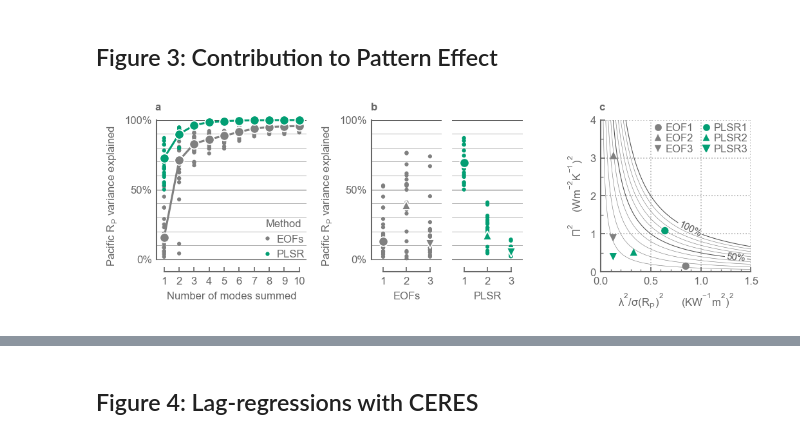
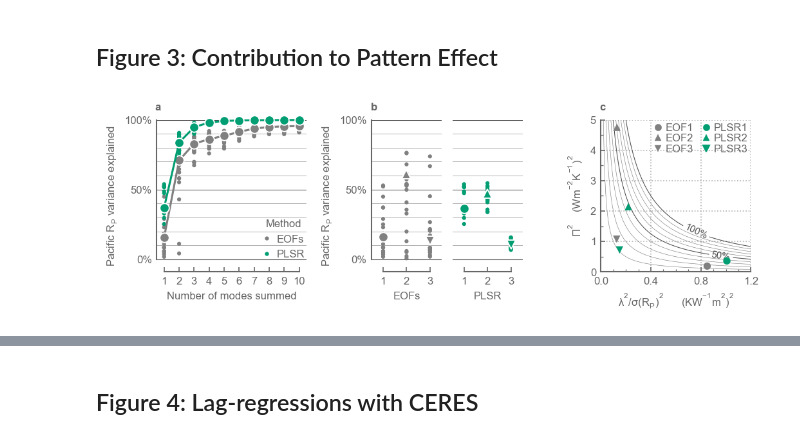
Before and after one commit to rguilcas/2025_GRL_Pattern-effect-internal-variability, a Jupyter notebook: Processing.ipynb, the cells around one changed output, grey strips where cells are left out. Drawn from its saved outputs; the diff is of its cells as text; code cells hidden in the pictures.

Commit message:
fixing PLSR and removing GF weights on PLSR

```diff
--- a/Processing.ipynb
+++ b/Processing.ipynb
@@ -185,7 +373,7 @@ for product in SSTA_pac.product.values:
     all_product = []
     for gf_choice in tqdm(GF.GF_source):
         GF_mean = GF.sel(GF_source=gf_choice, drop=True)
-        X = pattern*GF_mean
+        X = pattern#*GF_mean
         Y = Rp_pac.sel(GF_source=gf_choice, product=product)
         X = X.sel(time=Y.time)
 
@@ -201,7 +389,8 @@ for product in SSTA_pac.product.values:
 
         components =  xr.DataArray(pls2.x_loadings_[:]/weights_X.isel(time=range(n_components), drop=True).T, dims=['space','mode'], coords=dict(space=X.space)).unstack().sortby(['lon','lat']).transpose('mode','lat','lon')
         timeseries =  xr.DataArray(pls2.x_scores_, dims=['time','mode'], coords=dict(time=X.time))
-        components_sst = (components/GF_mean)
+        components_sst = components#/GF_mean
+        components = components_sst*GF_mean
         ds_out_one = xr.Dataset(dict(components_sst=components_sst,
                                      components=components,
                                      timeseries=timeseries)).assign_coords(product=product, GF_source=gf_choice)
@@ -460,9 +641,9 @@ df['x_value'] = df.lambdas**2/df.dRp_var
 df['y_value'] = df.abs_pi**2
 
 df_mean = df.groupby(['feature','method']).mean(numeric_only=True)
-df_mean['var_explained'] = 100*(df_mean.abs_pi**2*df_mean.lambdas**2/df_mean.dRp_var)
-df_mean['x_value'] = df_mean.lambdas**2/df_mean.dRp_var
-df_mean['y_value'] = df_mean.abs_pi**2
+df_mean['var_explained'] = 100*(df_mean.pi_squared*df_mean.lambdas_squared/df_mean.dRp_var)
+df_mean['x_value'] = df_mean.lambdas_squared/df_mean.dRp_var
+df_mean['y_value'] = df_mean.pi_squared
 
 
 #### First panel
@@ -513,7 +694,7 @@ sns.stripplot(df.query("feature<4 & method=='EOFs'"), x='feature',y='var_explain
 sns.pointplot(df_mean.query("feature<4 & method=='EOFs'"), x='feature',y='var_explained', dodge=False, hue='feature',markers=['o','^','v'], palette=['0.5','0.5','0.5'],markeredgecolor='1', zorder=100, markeredgewidth=.9, markersize=7,linewidth=0, legend=False, ax=axs['B'],)
 
 sns.stripplot(df.query("feature<4 & method=='PLSR'"), x='feature',y='var_explained' , jitter=False, s=3, dodge=False, hue='method', palette=['C2'], legend=False, ax=axs['C'])
-sns.pointplot(df_mean.query("feature<4 & method=='PLSR'"), x='feature',y='var_explained', dodge=False, hue='feature',markers=['o','^','v'], palette=['C2','C2','C2'],markeredgecolor='1', zorder=100, markeredgewidth=.9, markersize=7,linewidth=0, legend=False, ax=axs['C'])
+sns.pointplot(df_mean.query("feature<4 & method=='PLSR'"), x='feature',y='var_explained', dodge=False, hue='feature',markers=['o','^','v'], palette=['C2','C2','C2'],markeredgecolor='1', zorder=100, markeredgewidth=.9, markersize=7,linewidth=0, legend=False, ax=axs['C'],)
 
 for ax in [axs['C'],axs['B']]:
     ax.set_ylim(-9,100)
@@ -543,10 +724,10 @@ x_value_text = df_mean.x_value.copy()
 x_value_text.loc[x_value_text.index.get_level_values(0)==1] = x_value_text-0.01
 df_mean['x_value_text'] = x_value_text
 
-sns.scatterplot(df_mean, x='x_value', y='y_value', hue='method', palette=['0.5','C2'],s=30, zorder=100, legend=False,ax=axs['D'], style='feature', linewidth=0,markers=['o','^','v'])
+sns.scatterplot(df_mean, x='x_value', y='y_value', hue='method', palette=['0.5','C2'],s=30, zorder=100, legend=False,ax=axs['D'], style='feature', linewidth=0,markers=['o','^','v'], clip_on=False)
 
-pis = xr.DataArray(np.arange(0,4.1,.1), dims=['pi'], coords=dict(pi = np.arange(0,4.1,.1)))
-lambdas = xr.DataArray(np.arange(0,1.51,.01), dims=['lambdas'], coords=dict(lambdas = np.arange(0,1.51,.01)))
+pis = xr.DataArray(np.arange(0,5.1,.1), dims=['pi'], coords=dict(pi = np.arange(0,5.1,.1)))
+lambdas = xr.DataArray(np.arange(0,1.31,.01), dims=['lambdas'], coords=dict(lambdas = np.arange(0,1.31,.01)))
 var_explained_contours = 100*((np.abs(pis)*lambdas))
 
 c1 = var_explained_contours.plot.contour(levels=np.arange(50,101,50),colors='.3', linewidths=.5,ax=axs['D'])
@@ -556,14 +737,14 @@ axs['D'].clabel(c1, fmt=lambda x:f"{x:.0f}%", fontsize=7)
 
 plt.tight_layout()
 
-axs['D'].xaxis.set_major_locator(plt.MultipleLocator(0.5))
+axs['D'].xaxis.set_major_locator(plt.MultipleLocator(0.4))
 axs['D'].yaxis.set_major_locator(plt.MultipleLocator(1))
 axs['D'].xaxis.set_minor_locator(plt.MultipleLocator(0.1))
 axs['D'].yaxis.set_minor_locator(plt.MultipleLocator(.5))
 
-axs['D'].set_ylim(0,4)
+axs['D'].set_ylim(0,5)
 sns.despine(ax=axs['D'],)
-axs['D'].set_xlim(0,1.5)
+axs['D'].set_xlim(0,1.2)
 axs['D'].set_ylabel('$\Pi^2$    ($Wm^{-2}K^{-1}$)$^2$')
 axs['D'].set_xlabel('$\lambda^2/\sigma(R_P)^2$      ($KW^{-1}m^{2}$)$^2$')
 
@@ -573,31 +754,31 @@ legend_elements = [Line2D([0], [0], marker='o', color='.5', label='EOF1',linewid
                           markerfacecolor='.5', markersize=5),
                    Line2D([0], [0], marker='v', color='.5', label='EOF3',linewidth=0,markeredgewidth=.2,
                           markerfacecolor='.5', markersize=5),
                    Line2D([0], [0], marker='o', color='C2', label='PLSR1',linewidth=0,markeredgewidth=.2,
                           markerfacecolor='C2', markersize=5),
                    Line2D([0], [0], marker='^', color='C2', label='PLSR2',linewidth=0,markeredgewidth=.2,
                           markerfacecolor='C2', markersize=5),
                    Line2D([0], [0], marker='v', color='C2', label='PLSR3',linewidth=0,
                           markerfacecolor='C2', markersize=5),
                    ]
 
 axs['D'].legend(handles = legend_elements,ncols=2, loc='upper right', bbox_to_anchor=(1,1), borderpad=0, labelspacing=0.1, handletextpad=.3, borderaxespad=.3, columnspacing=.8)
 ####### Final tweaks
 
 axs['A'].text(-.01, 1.05,'a', transform=axs['A'].transAxes, ha='left', va='bottom', weight='bold')
 axs['B'].text(-.01, 1.05, 'b', transform=axs['B'].transAxes, ha='left', va='bottom', weight='bold')
 axs['D'].text(-.01, 1.05, 'c', transform=axs['D'].transAxes, ha='left', va='bottom', weight='bold')
 
 plt.tight_layout()
 
 
 pos_B = axs["B"].get_position()
 pos_C = axs["C"].get_position()
 
 
 axs["B"].set_position([pos_B.x0, pos_B.y0, pos_B.width+.03, pos_B.height])
 axs["C"].set_position([pos_C.x0-0.05, pos_C.y0, pos_C.width+.03, pos_C.height])
 
 plt.savefig('plots/percent_variance_explained_by_modes_v2.pdf')
 # %% [output]
-[figure, old version]
+[figure, new version]
```
Also changed, not shown: parts of 25 cells of this notebook, 6 other files.
